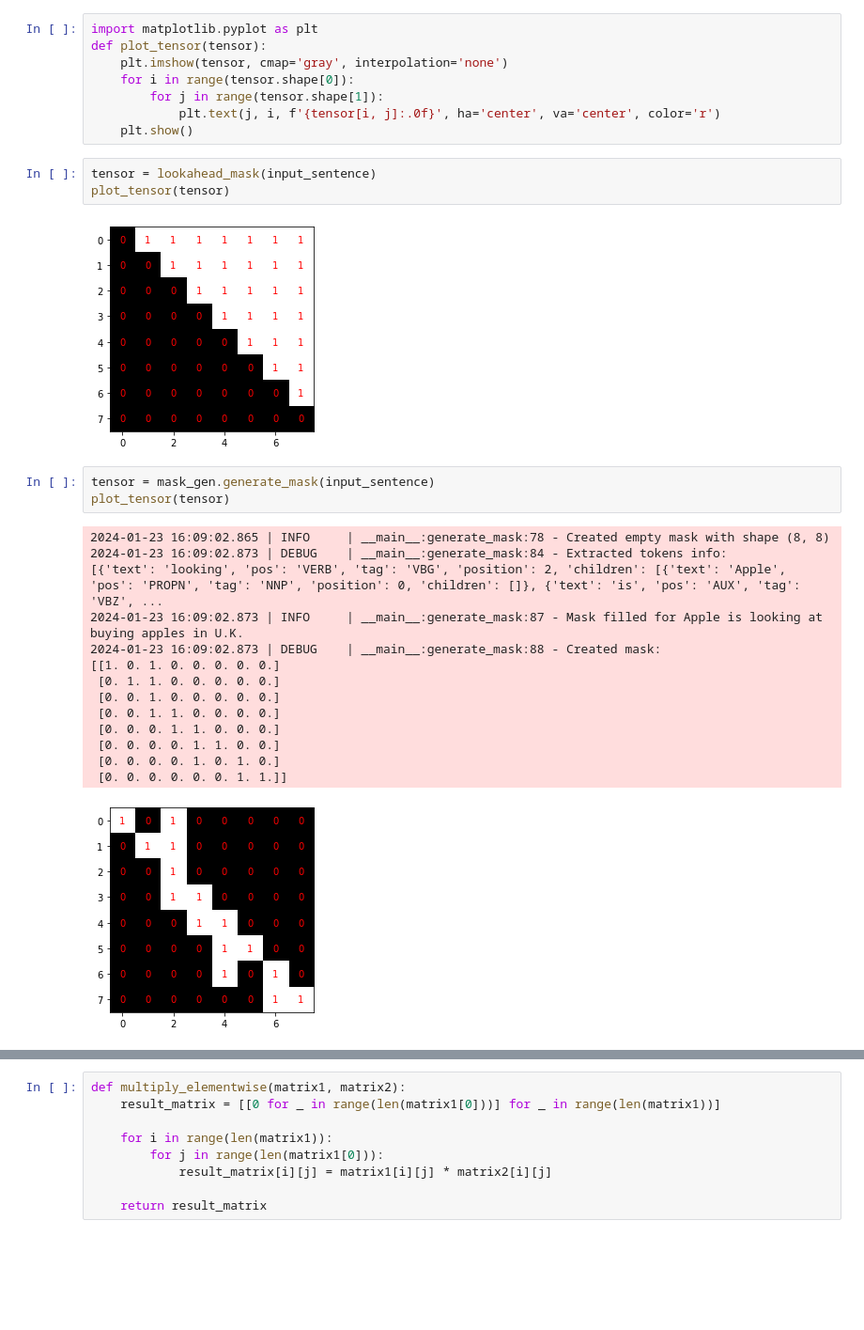
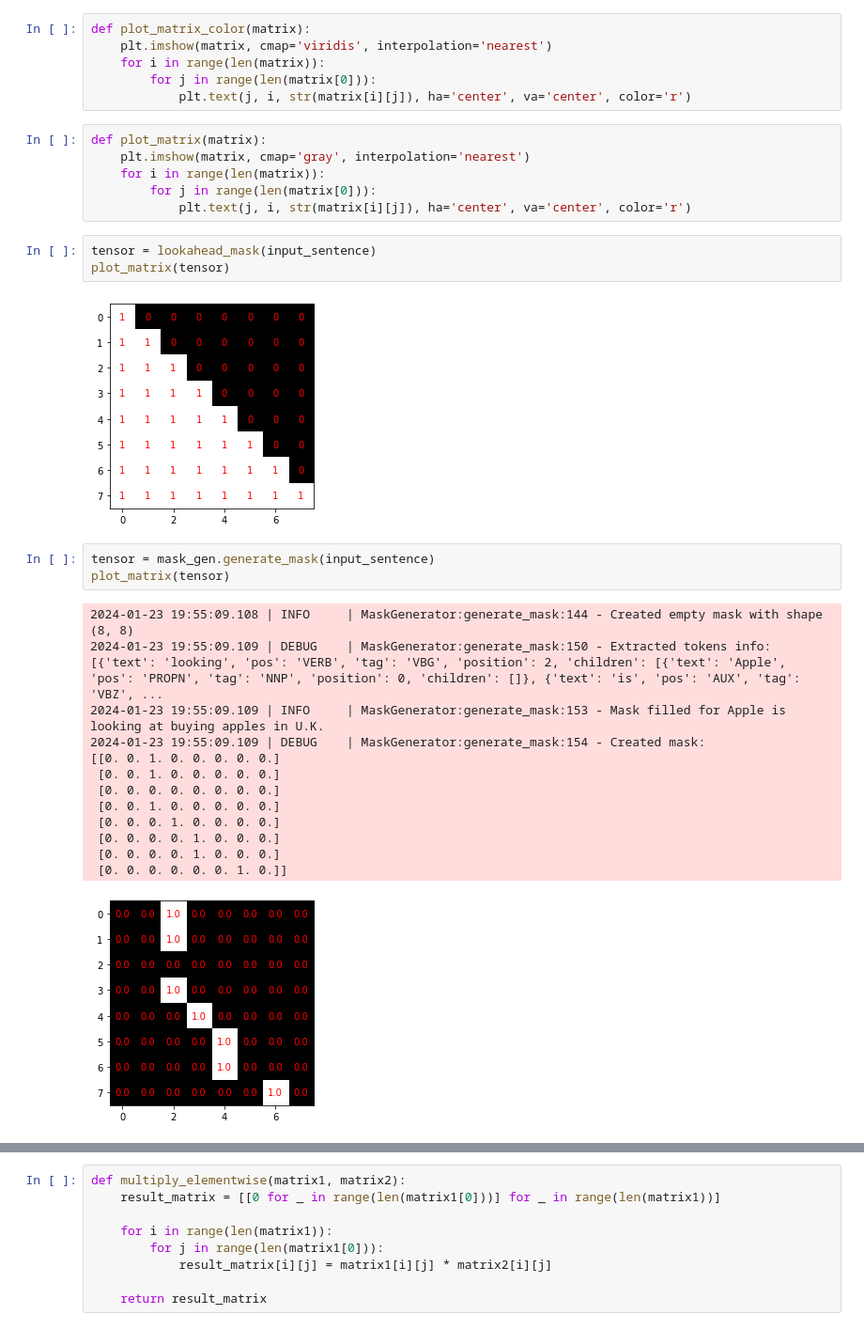
Before and after one commit to Ag0r9/UG-POSMT, a Jupyter notebook: notebook/viusalize_masks.ipynb, the cells around one changed output, grey strips where cells are left out. Shown: that part at 94% size. Cells and saved outputs as stored; diff of their text form; blank space fills up the shorter version.

Commit message:
new MaskGenerator

```diff
--- a/notebook/viusalize_masks.ipynb
+++ b/notebook/viusalize_masks.ipynb
@@ -110,32 +26,36 @@ matrix = np.ones((input_sentence_len, input_sentence_len))
+# %%
+def plot_matrix_color(matrix):
+    plt.imshow(matrix, cmap='viridis', interpolation='nearest')
+    for i in range(len(matrix)):
+        for j in range(len(matrix[0])):
+            plt.text(j, i, str(matrix[i][j]), ha='center', va='center', color='r')
 # %%
-import matplotlib.pyplot as plt
-def plot_tensor(tensor):
-    plt.imshow(tensor, cmap='gray', interpolation='none')
-    for i in range(tensor.shape[0]):
-        for j in range(tensor.shape[1]):
-            plt.text(j, i, f'{tensor[i, j]:.0f}', ha='center', va='center', color='r')
-    plt.show()
+def plot_matrix(matrix):
+    plt.imshow(matrix, cmap='gray', interpolation='nearest')
+    for i in range(len(matrix)):
+        for j in range(len(matrix[0])):
+            plt.text(j, i, str(matrix[i][j]), ha='center', va='center', color='r')
 # %%
 tensor = lookahead_mask(input_sentence)
-plot_tensor(tensor)
+plot_matrix(tensor)
 # %% [output]
-[figure, old version]
+[figure, new version]
 # %%
 tensor = mask_gen.generate_mask(input_sentence)
-plot_tensor(tensor)
+plot_matrix(tensor)
 # %% [output]
-2024-01-23 16:09:02.865 | INFO     | __main__:generate_mask:78 - Created empty mask with shape (8, 8)
-2024-01-23 16:09:02.873 | DEBUG    | __main__:generate_mask:84 - Extracted tokens info:
+2024-01-23 19:55:09.108 | INFO     | MaskGenerator:generate_mask:144 - Created empty mask with shape (8, 8)
+2024-01-23 19:55:09.109 | DEBUG    | MaskGenerator:generate_mask:150 - Extracted tokens info:
 [{'text': 'looking', 'pos': 'VERB', 'tag': 'VBG', 'position': 2, 'children': [{'text': 'Apple', 'pos': 'PROPN', 'tag': 'NNP', 'position': 0, 'children': []}, {'text': 'is', 'pos': 'AUX', 'tag': 'VBZ', ...
-2024-01-23 16:09:02.873 | INFO     | __main__:generate_mask:87 - Mask filled for Apple is looking at buying apples in U.K.
-2024-01-23 16:09:02.873 | DEBUG    | __main__:generate_mask:88 - Created mask:
-[[1. 0. 1. 0. 0. 0. 0. 0.]
- [0. 1. 1. 0. 0. 0. 0. 0.]
+2024-01-23 19:55:09.109 | INFO     | MaskGenerator:generate_mask:153 - Mask filled for Apple is looking at buying apples in U.K.
+2024-01-23 19:55:09.109 | DEBUG    | MaskGenerator:generate_mask:154 - Created mask:
+[[0. 0. 1. 0. 0. 0. 0. 0.]
  [0. 0. 1. 0. 0. 0. 0. 0.]
- [0. 0. 1. 1. 0. 0. 0. 0.]
- [0. 0. 0. 1. 1. 0. 0. 0.]
- [0. 0. 0. 0. 1. 1. 0. 0.]
- [0. 0. 0. 0. 1. 0. 1. 0.]
- [0. 0. 0. 0. 0. 0. 1. 1.]]
+ [0. 0. 0. 0. 0. 0. 0. 0.]
+ [0. 0. 1. 0. 0. 0. 0. 0.]
+ [0. 0. 0. 1. 0. 0. 0. 0.]
+ [0. 0. 0. 0. 1. 0. 0. 0.]
+ [0. 0. 0. 0. 1. 0. 0. 0.]
+ [0. 0. 0. 0. 0. 0. 1. 0.]]
-[figure, old version]
+[figure, new version]
 # %%
```
Also changed, not shown: parts of 8 cells of this notebook, 1 other file.
